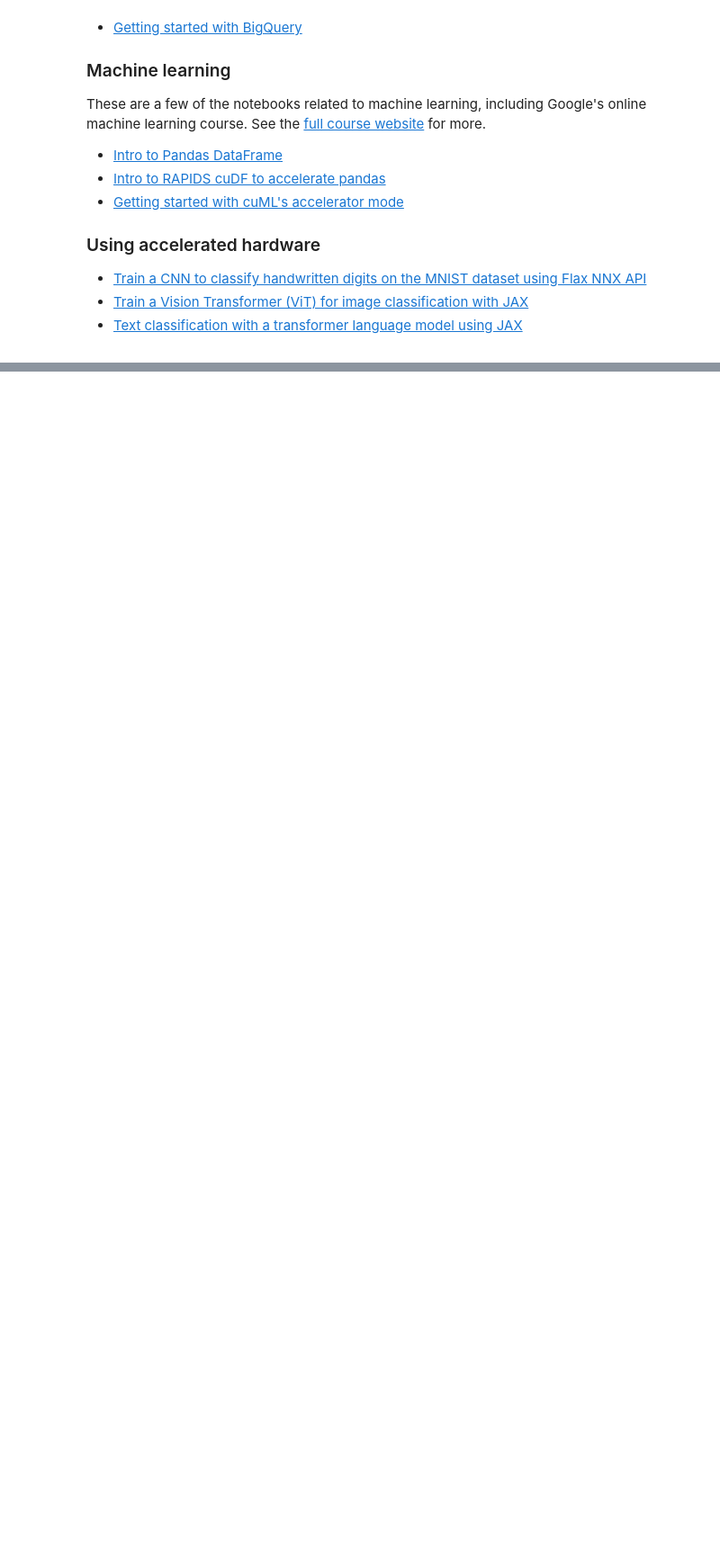
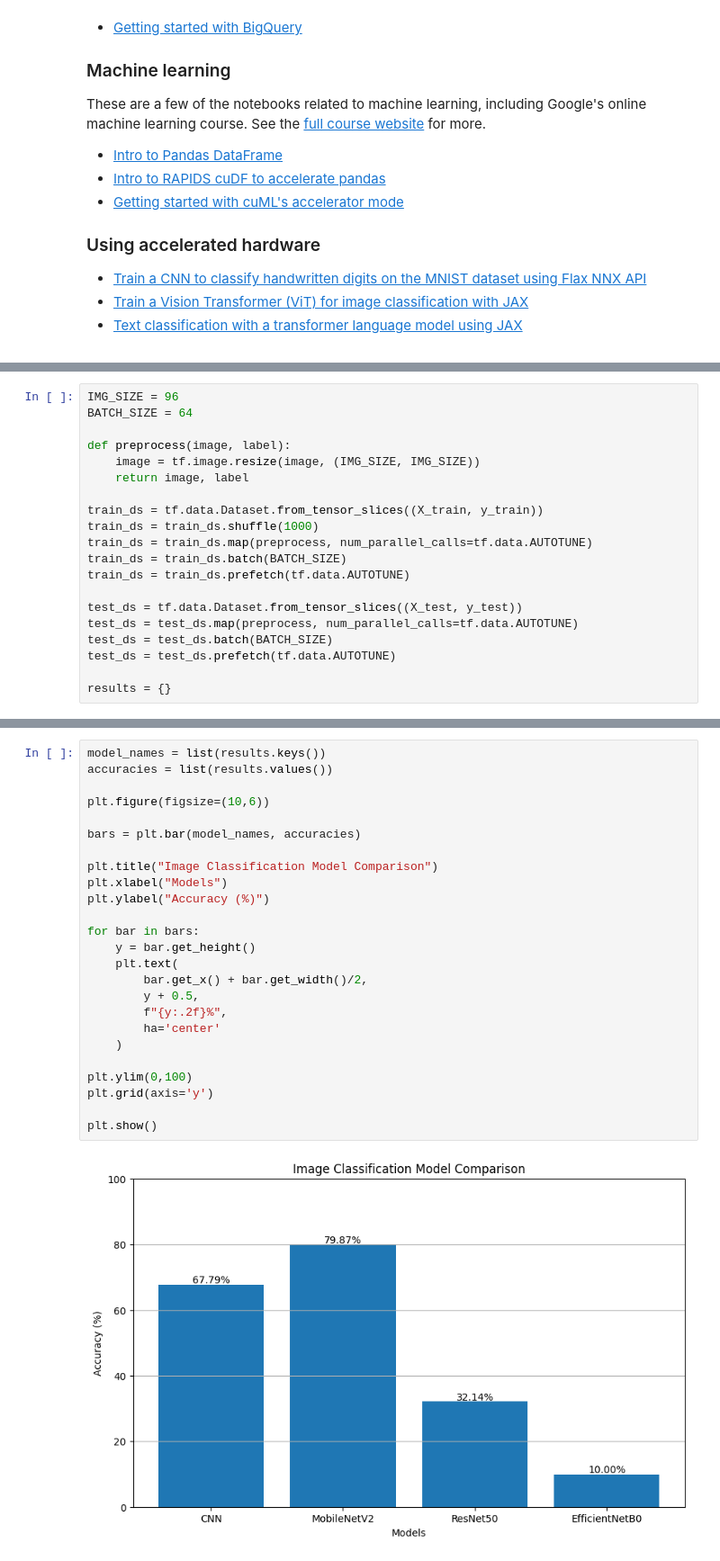
Before and after one commit to SamyajitMohanty/Library-management-system, a Jupyter notebook: Welcome_to_Colab.ipynb, the cells around one changed output, grey strips where cells are left out. Shown at 90% size. Cells and saved outputs as stored; diff of their text form; blank space fills up the shorter version.

```diff
--- a/Welcome_to_Colab.ipynb
+++ b/Welcome_to_Colab.ipynb
@@ -288,0 +255,20 @@ plt.show()
+# %%
+IMG_SIZE = 96
+BATCH_SIZE = 64
+
+def preprocess(image, label):
+    image = tf.image.resize(image, (IMG_SIZE, IMG_SIZE))
+    return image, label
+
+train_ds = tf.data.Dataset.from_tensor_slices((X_train, y_train))
+train_ds = train_ds.shuffle(1000)
+train_ds = train_ds.map(preprocess, num_parallel_calls=tf.data.AUTOTUNE)
+train_ds = train_ds.batch(BATCH_SIZE)
+train_ds = train_ds.prefetch(tf.data.AUTOTUNE)
+
+test_ds = tf.data.Dataset.from_tensor_slices((X_test, y_test))
+test_ds = test_ds.map(preprocess, num_parallel_calls=tf.data.AUTOTUNE)
+test_ds = test_ds.batch(BATCH_SIZE)
+test_ds = test_ds.prefetch(tf.data.AUTOTUNE)
+
+results = {}
@@ -288,0 +422,27 @@ plt.show()
+# %%
+model_names = list(results.keys())
+accuracies = list(results.values())
+
+plt.figure(figsize=(10,6))
+
+bars = plt.bar(model_names, accuracies)
+
+plt.title("Image Classification Model Comparison")
+plt.xlabel("Models")
+plt.ylabel("Accuracy (%)")
+
+for bar in bars:
+    y = bar.get_height()
+    plt.text(
+        bar.get_x() + bar.get_width()/2,
+        y + 0.5,
+        f"{y:.2f}%",
+        ha='center'
+    )
+
+plt.ylim(0,100)
+plt.grid(axis='y')
+
+plt.show()
+# %% [output]
+[figure, added]
```
Also changed, not shown: parts of 18 cells of this notebook.
